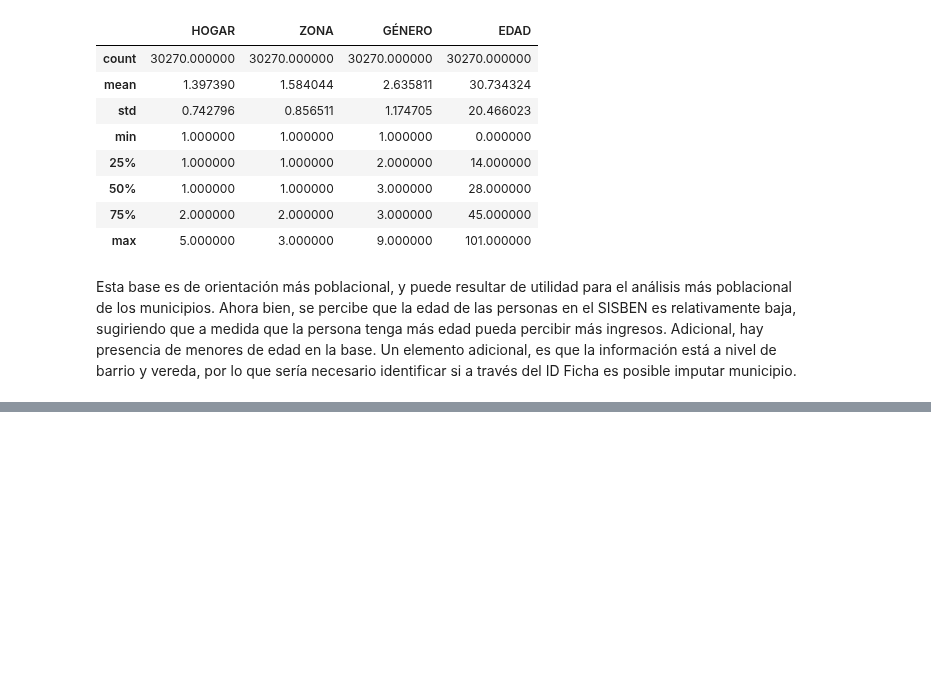
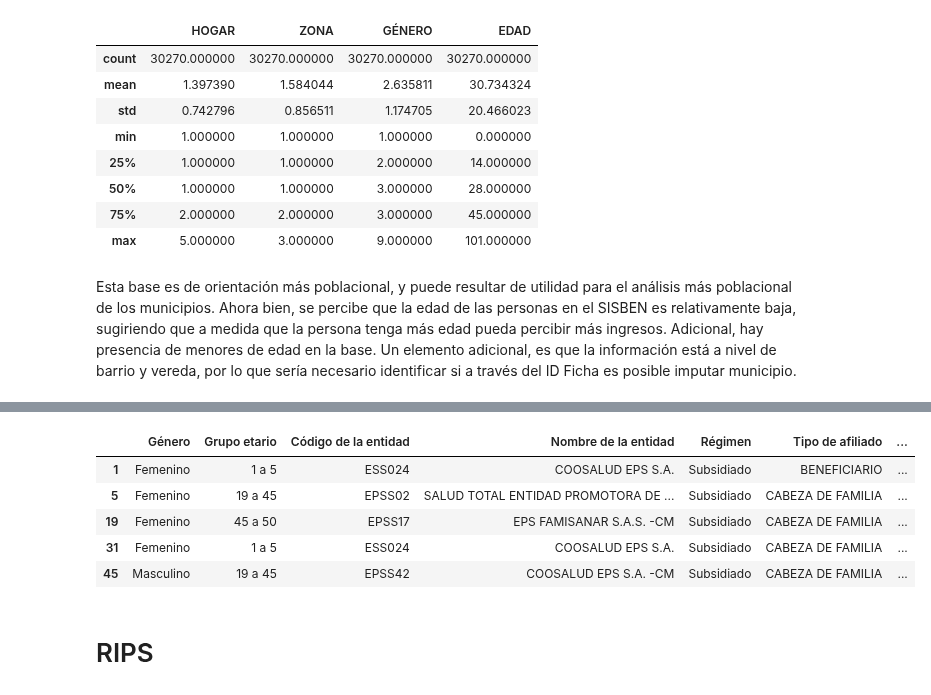
Before and after one commit to Geral2001/Proyecto_DSA, a Jupyter notebook: Punto_1.ipynb, the cells around one changed output, grey strips where cells are left out. Drawn from its saved outputs; the diff is of its cells as text; code cells hidden in the pictures; blank space fills up the shorter version.

```diff
--- a/Punto_1.ipynb
+++ b/Punto_1.ipynb
@@ -507,0 +689,9 @@ sisben_pob.to_csv("data/processed/sisben_pob.csv")
+# %%
+contributivo_final_na.head()
+# %% [output]
+|  | Género | Grupo etario | Código de la entidad | Nombre de la entidad | Régimen | Tipo de afiliado | ... |
+| 1 | Femenino | 1 a 5 | ESS024 | COOSALUD EPS S.A. | Subsidiado | BENEFICIARIO | ... |
+| 5 | Femenino | 19 a 45 | EPSS02 | SALUD TOTAL ENTIDAD PROMOTORA DE ... | Subsidiado | CABEZA DE FAMILIA | ... |
+| 19 | Femenino | 45 a 50 | EPSS17 | EPS FAMISANAR S.A.S. -CM | Subsidiado | CABEZA DE FAMILIA | ... |
+| 31 | Femenino | 1 a 5 | ESS024 | COOSALUD EPS S.A. | Subsidiado | CABEZA DE FAMILIA | ... |
+| 45 | Masculino | 19 a 45 | EPSS42 | COOSALUD EPS S.A. -CM | Subsidiado | CABEZA DE FAMILIA | ... |
@@ -507,0 +701,2 @@ sisben_pob.to_csv("data/processed/sisben_pob.csv")
+# %% [markdown]
+# RIPS
```
Also changed, not shown: parts of 43 cells of this notebook, 1 other file.
